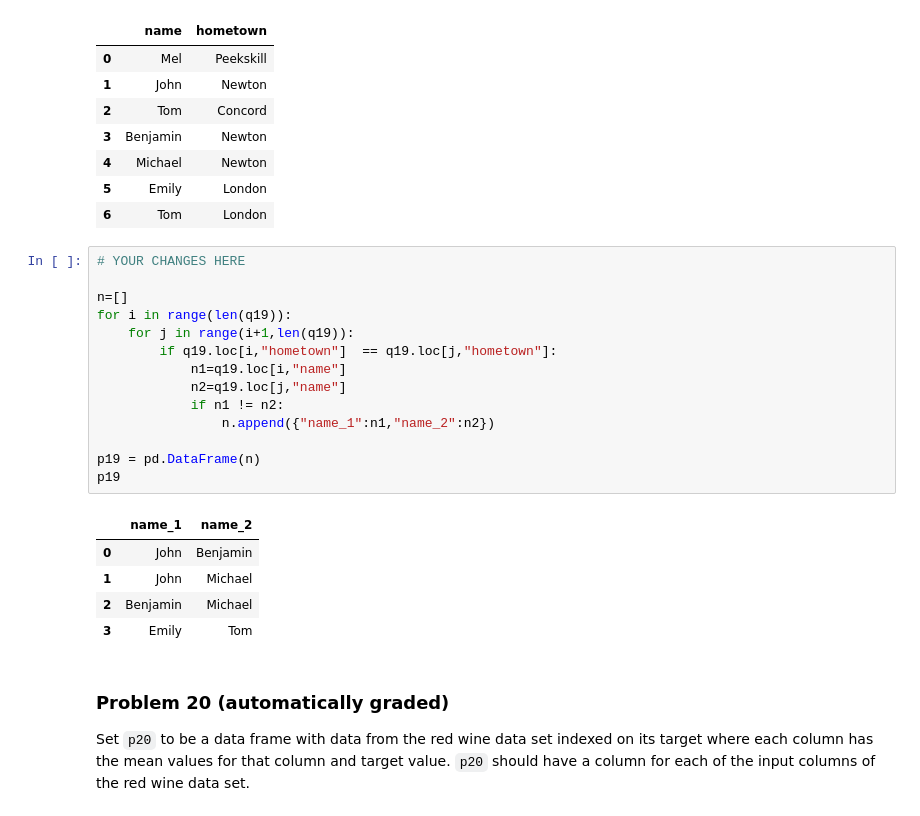
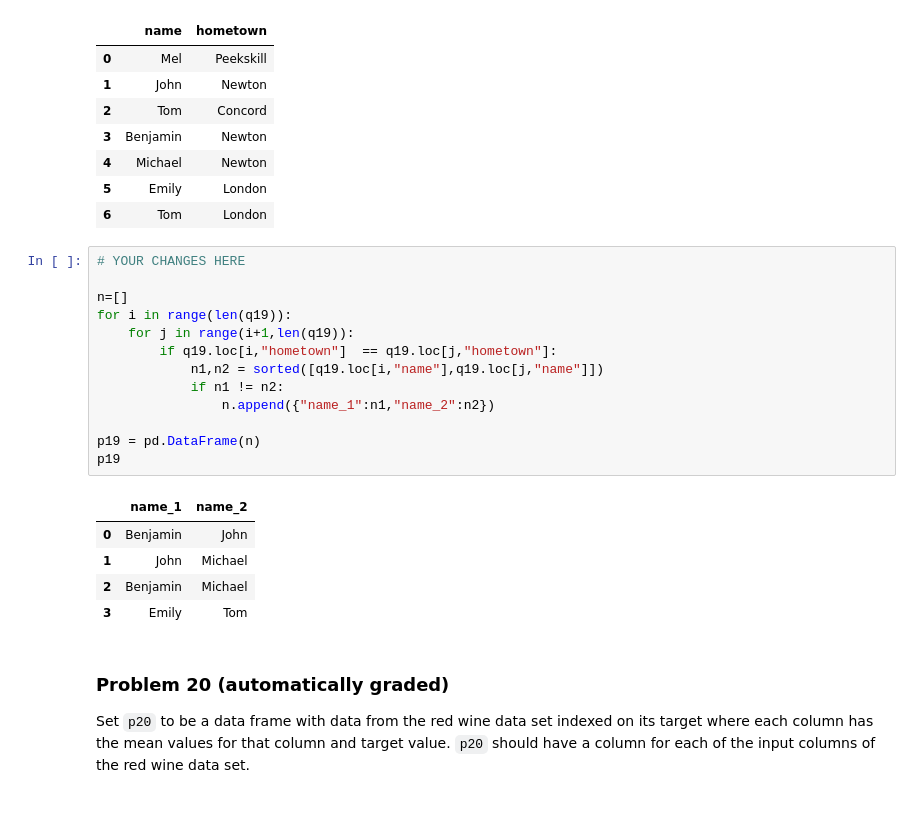
Before and after one commit to garikapativineet/dx602-homework-10, a Jupyter notebook: homework.ipynb, the cells around one changed output. Drawn from its saved outputs; the diff is of its cells as text.

```diff
--- a/homework.ipynb
+++ b/homework.ipynb
@@ -411,20 +411,19 @@ q19
 # %%
 # YOUR CHANGES HERE
 
 n=[]
 for i in range(len(q19)):
     for j in range(i+1,len(q19)):
         if q19.loc[i,"hometown"]  == q19.loc[j,"hometown"]:
-            n1=q19.loc[i,"name"]
-            n2=q19.loc[j,"name"]
+            n1,n2 = sorted([q19.loc[i,"name"],q19.loc[j,"name"]])
             if n1 != n2:
                 n.append({"name_1":n1,"name_2":n2})
 
 p19 = pd.DataFrame(n)
 p19
 # %% [output]
 |  | name_1 | name_2 |
-| 0 | John | Benjamin |
+| 0 | Benjamin | John |
 | 1 | John | Michael |
 | 2 | Benjamin | Michael |
 | 3 | Emily | Tom |
```
